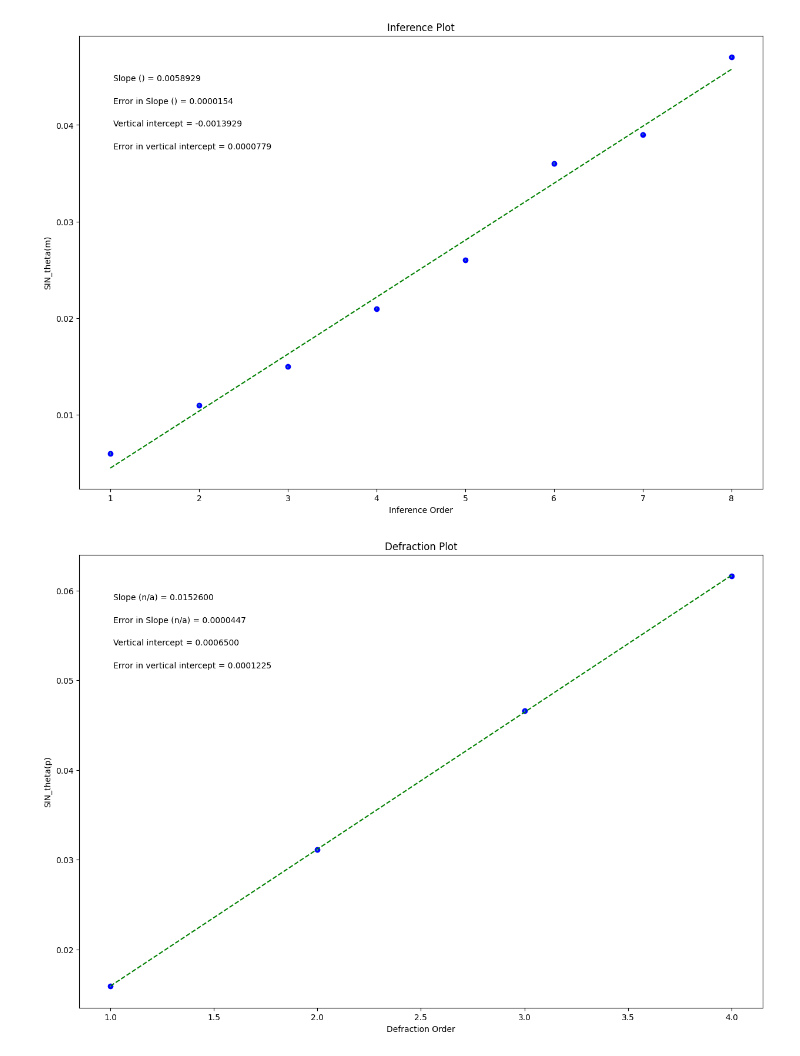
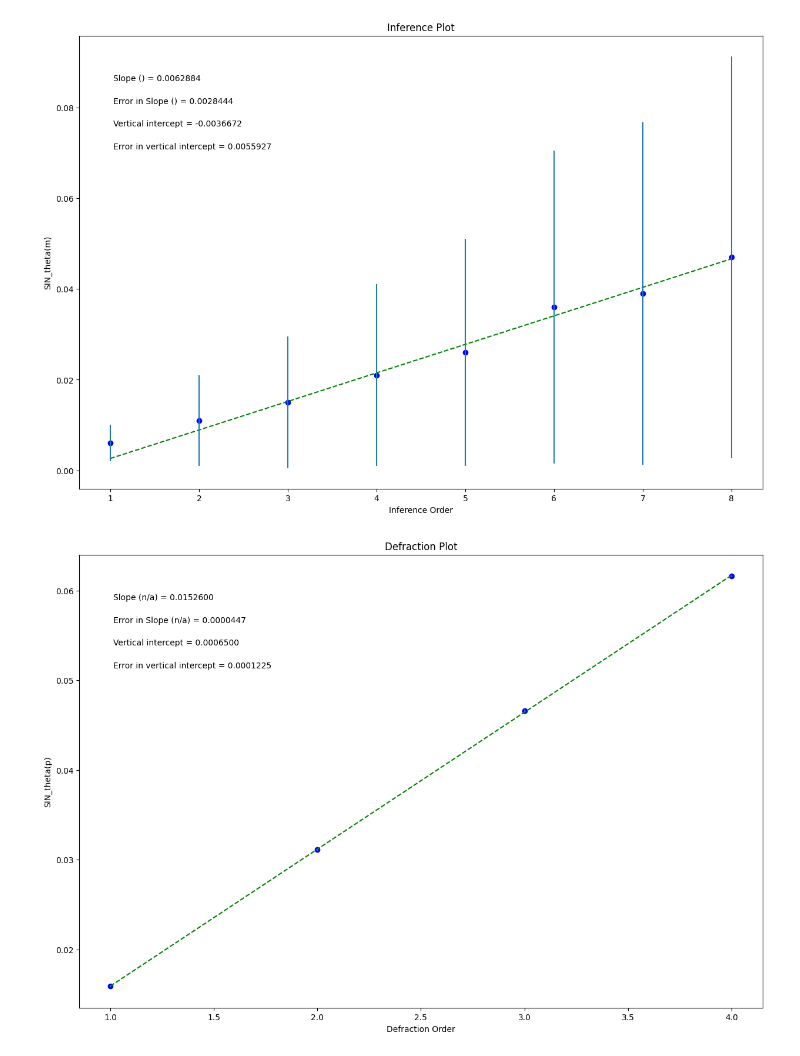
Before and after one commit to MHuckab04/physics-lab-216, a Jupyter notebook: PHSXlab_plotting_template.ipynb, the cells around one changed output. Cells and saved outputs as stored; diff of their text form; code cells hidden in the pictures.

```diff
--- a/PHSXlab_plotting_template.ipynb
+++ b/PHSXlab_plotting_template.ipynb
@@ -23,7 +23,7 @@ inference_order = np.array([1, 2, 3, 4, 5, 6, 7, 8])
 
 sin_theta = np.array([.006, .011, .015, .021, .026, .036, .039, .047])
 
-err_sin_theta = np.array([0.0001, 0.0001, 0.0001, 0.0001, 0.0001, 0.0001, 0.0001, 0.0001])
+err_sin_theta = np.array([0.004, 0.010, 0.0145, 0.0200, 0.0250, 0.0345, 0.0378, 0.0443])
 
 
 
@@ -92,34 +92,34 @@ elif annotation_placement==3 or annotation_placement==4:
 #Don't need to change anything in this section!
 
 #Plot data on graph. Plot error bars and place values for slope,
 #error in slope, and vertical intercept (plus error) on the plot using "annotate"
 
 plt.figure(figsize=(15,10))
 
 plt.plot(x, fit, color='green', linestyle='--')
 plt.scatter(x, y, color='blue', marker='o')
 
 plt.xlabel(x_label)
 plt.ylabel(y_label)
 plt.title(plot_title)
 
 plt.errorbar(x, y, yerr=dy, xerr=None, fmt="none") #don't need to plot x error bars
 
 plt.annotate('Slope ({}) = {value:.{digits}f}'.format(slope_units,value=m, digits=7),
              (xpos, ypos[0]), xycoords='axes fraction')
 
 plt.annotate('Error in Slope ({}) = {value:.{digits}f}'.format(slope_units,value=dm, digits=7),
              (xpos, ypos[1]), xycoords='axes fraction')
 
 plt.annotate('Vertical intercept = {value:.{digits}f}'.format(value=b, digits=7),
              (xpos, ypos[2]), xycoords='axes fraction')
 
 plt.annotate('Error in vertical intercept = {value:.{digits}f}'.format(value=db, digits=7),
              (xpos, ypos[3]), xycoords='axes fraction')
 
 plt.show()
 # %% [output]
-[figure, old version]
+[figure, new version]
 # %%
 #DATA TO BE PLOTTED
 #UPDATE THE VARIABLE NAMES & NUMBERS (LEAVE BRACKETS/PARENTHESES AS IS)
```
Also changed, not shown: parts of 1 cell of this notebook.
